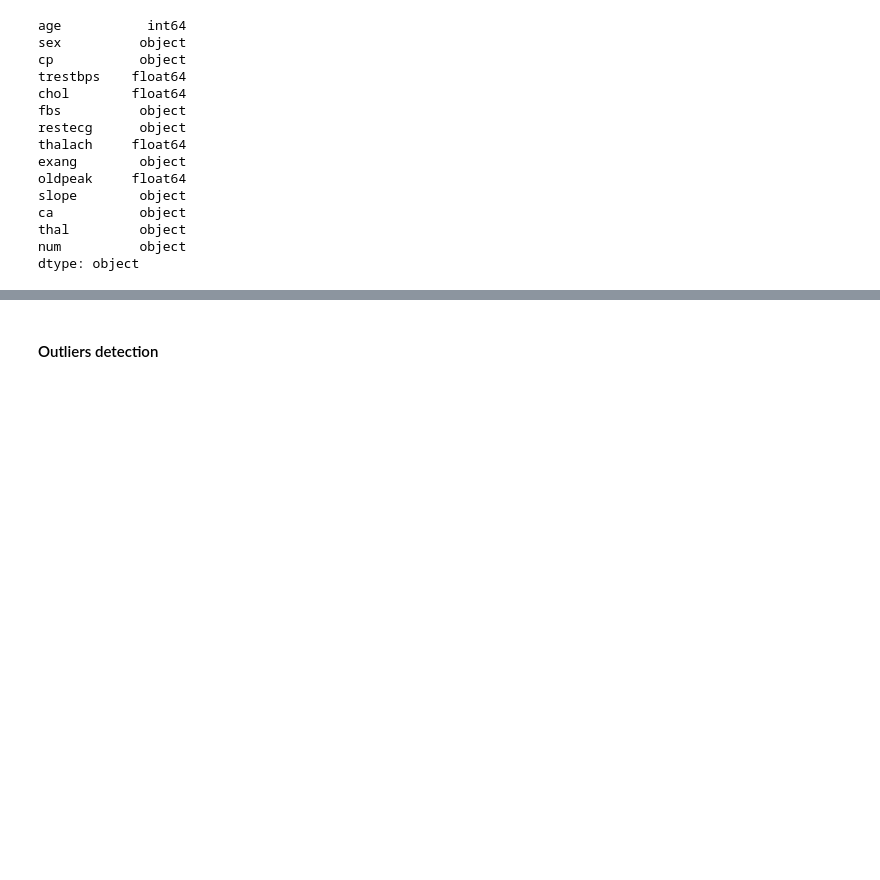
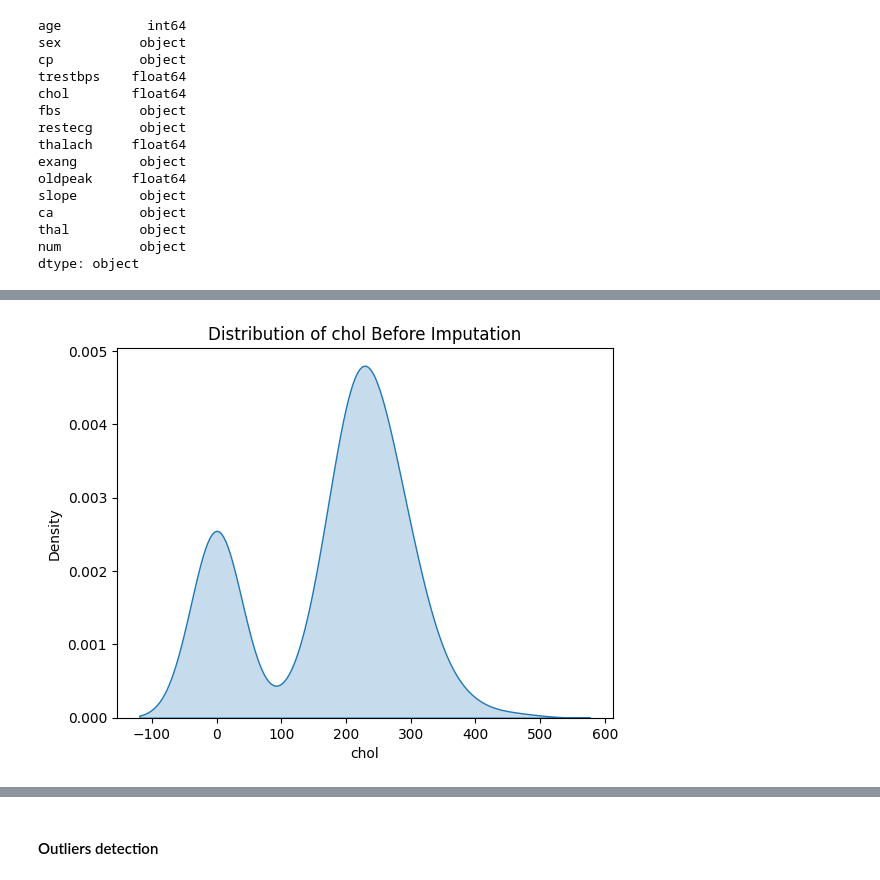
Before and after one commit to Yash-Barjatya/IME672-Data-Mining-Assignments, a Jupyter notebook: Assignment-4/assignment4-201138.ipynb, the cells around one changed output, grey strips where cells are left out. Cells and saved outputs as stored; diff of their text form; code cells hidden in the pictures; blank space fills up the shorter version.

```diff
--- a/Assignment-4/assignment4-201138.ipynb
+++ b/Assignment-4/assignment4-201138.ipynb
@@ -134,0 +136,4 @@ dtype: object
+# %%
+KDEplot('chol')
+# %% [output]
+[figure, added]
```
Also changed, not shown: parts of 23 cells of this notebook.
